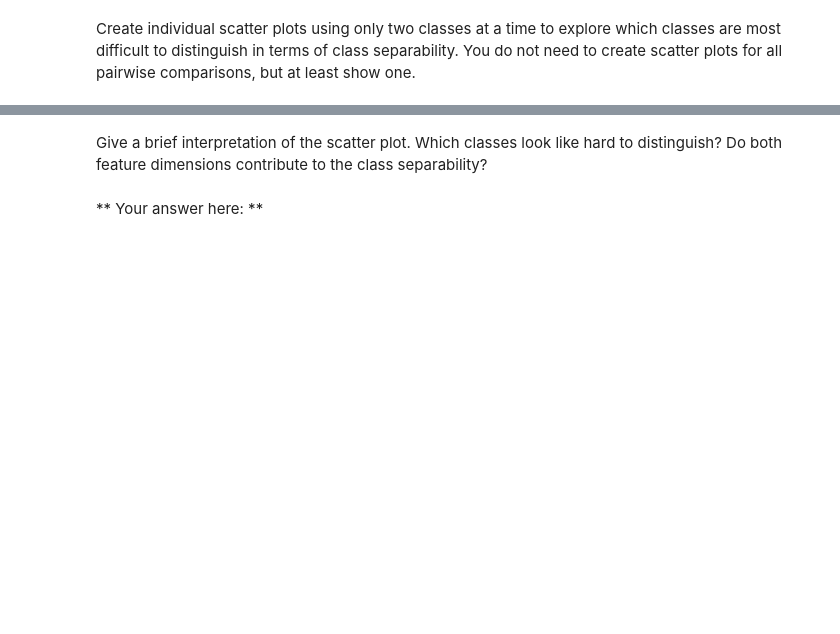
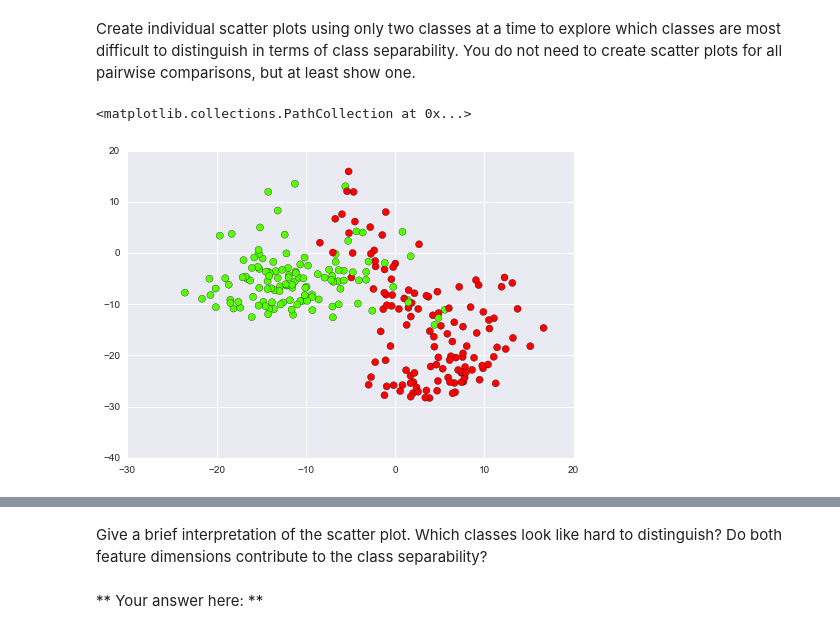
Before and after one commit to adriannr/2014, a Jupyter notebook: homework/HW3.ipynb, the cells around one changed output, grey strips where cells are left out. Saved outputs shown, nothing was run; the diff lists cells and outputs as text; code cells hidden in the pictures; blank space fills up the shorter version.

```diff
--- a/homework/HW3.ipynb
+++ b/homework/HW3.ipynb
@@ -602,0 +645,6 @@ Create individual scatter plots using only two classes at a time to explore whic
+# %%
+### Your code here ###
+plt.scatter(X_svd[(y_train==1)|(y_train==2),0], X_svd[(y_train==1)|(y_train==2),1],s=50, c = y_train[(y_train==1)|(y_train==2)],cmap=plt.cm.prism)
+# %% [output]
+<matplotlib.collections.PathCollection at 0x...>
+[figure, added]
```
Also changed, not shown: parts of 29 cells of this notebook.
